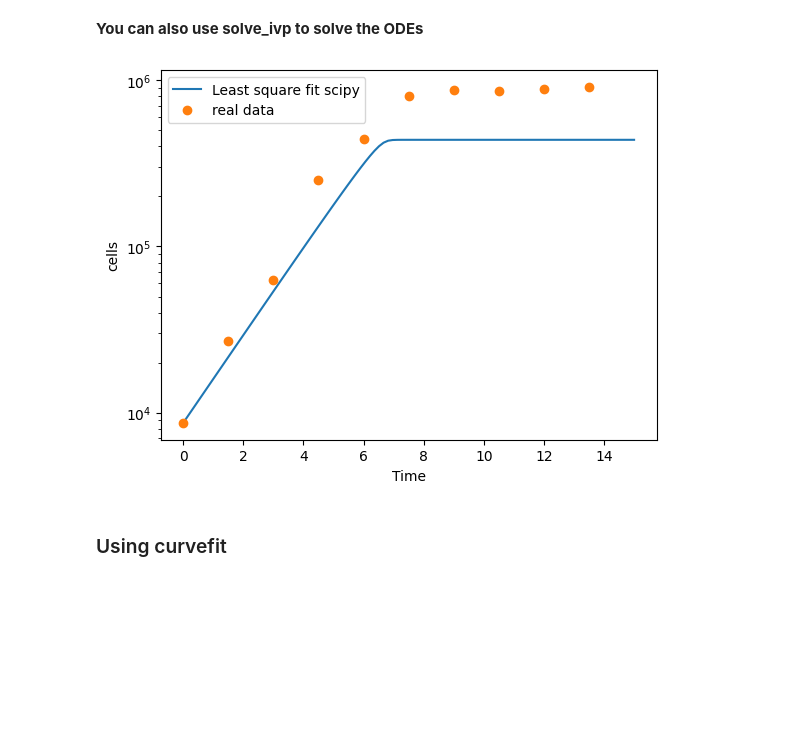
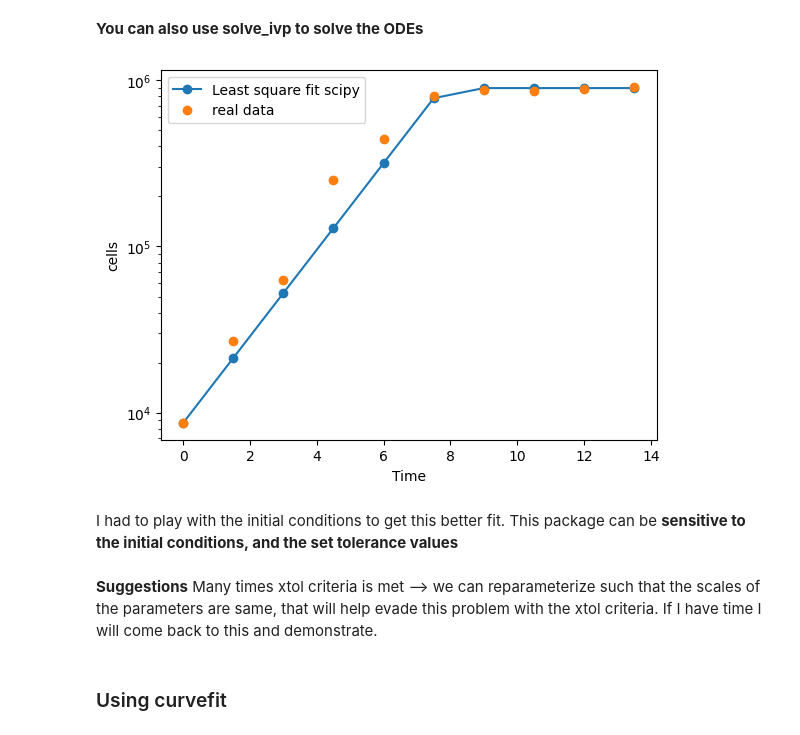
Before and after one commit to B2-Bayesian-for-Biology/pymc-ODE-inference, a Jupyter notebook: notebooks/best-fit.ipynb, the cells around one changed output. Cells and saved outputs as stored; diff of their text form; code cells hidden in the pictures; blank space fills up the shorter version.

```diff
--- a/notebooks/best-fit.ipynb
+++ b/notebooks/best-fit.ipynb
@@ -107,11 +108,12 @@ def cost_function(params, data, log_transformed = True):
 
 
 # Initial guess for the parameters
-initial_guess = [0.5, 1, 6.7e-10, 6e2]
+#[0.5, 1, 6.7e-10, 6e2]
+initial_guess =  [0.6, 0.09, 6.7e-10,10e2]
 
 # Least squares fitting
 result = least_squares(cost_function, initial_guess, args=(data,),
-                       loss = 'linear',verbose=2)
+                       loss = 'linear',verbose=2,xtol=1e-15)
 
 # Check the final cost value
 print(f"Final cost value: {result.cost}")
@@ -157,17 +160,21 @@ cost_function_ls( [mu_max_opt, Ks_opt, Qn_opt,N0_opt], data)
 __You can also use solve_ivp to solve the ODEs__
 # %%
 y0 = [  N0_opt, data['cells'][0] ]
-num_cells_solved = solved_num_cells(y0,t,mu_max_opt, Ks_opt, Qn_opt)
+num_cells_solved = solved_num_cells(y0,data['times'],mu_max_opt, Ks_opt, Qn_opt)
 
-plt.plot(t,num_cells_solved)
+plt.plot(data['times'],num_cells_solved,'-o')
 plt.yscale('log')
 plt.plot(data['times'],data['cells'],'o')
 plt.legend(['Least square fit scipy','real data'])
 plt.xlabel('Time')
 plt.ylabel('cells')
 plt.show()
 # %% [output]
-[figure, old version]
+[figure, new version]
+# %% [markdown]
+I had to play with the initial conditions to get this better fit. This package can be __sensitive to the initial conditions, and the set tolerance values__
+# %% [markdown]
+__Suggestions__ Many times xtol criteria is met --> we can reparameterize such that the scales of the parameters are same, that will help evade this problem with the xtol criteria. If I have time I will come back to this and demonstrate.
 # %% [markdown]
 ### Using curvefit
 # %% [markdown]
```
Also changed, not shown: parts of 12 cells of this notebook.
